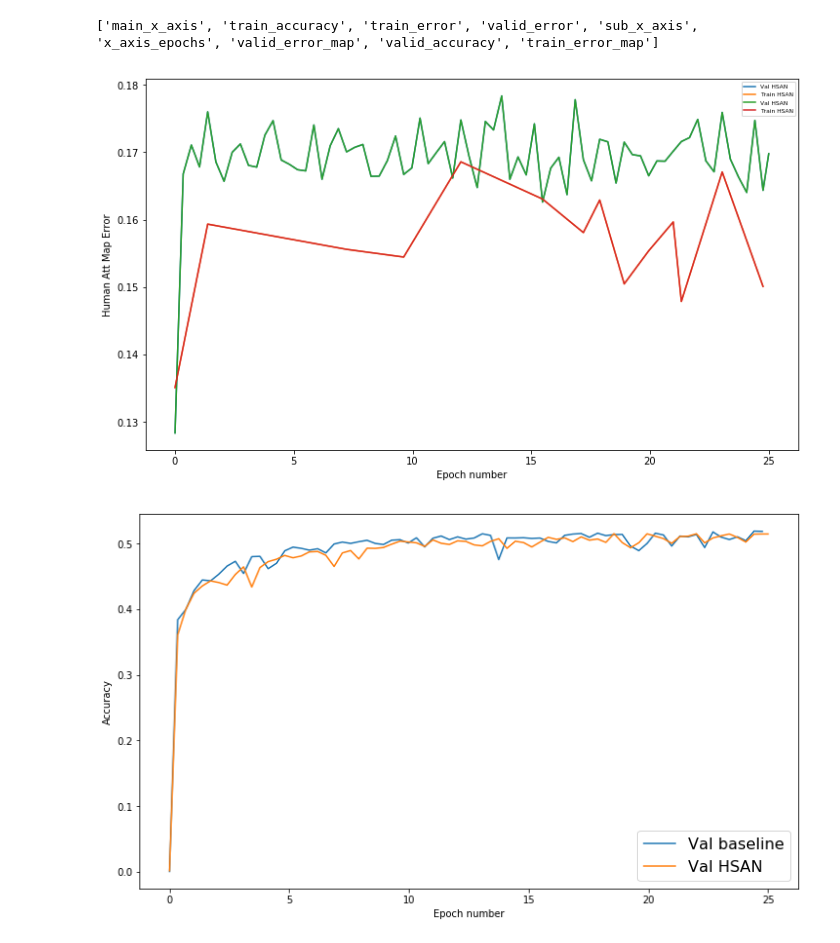
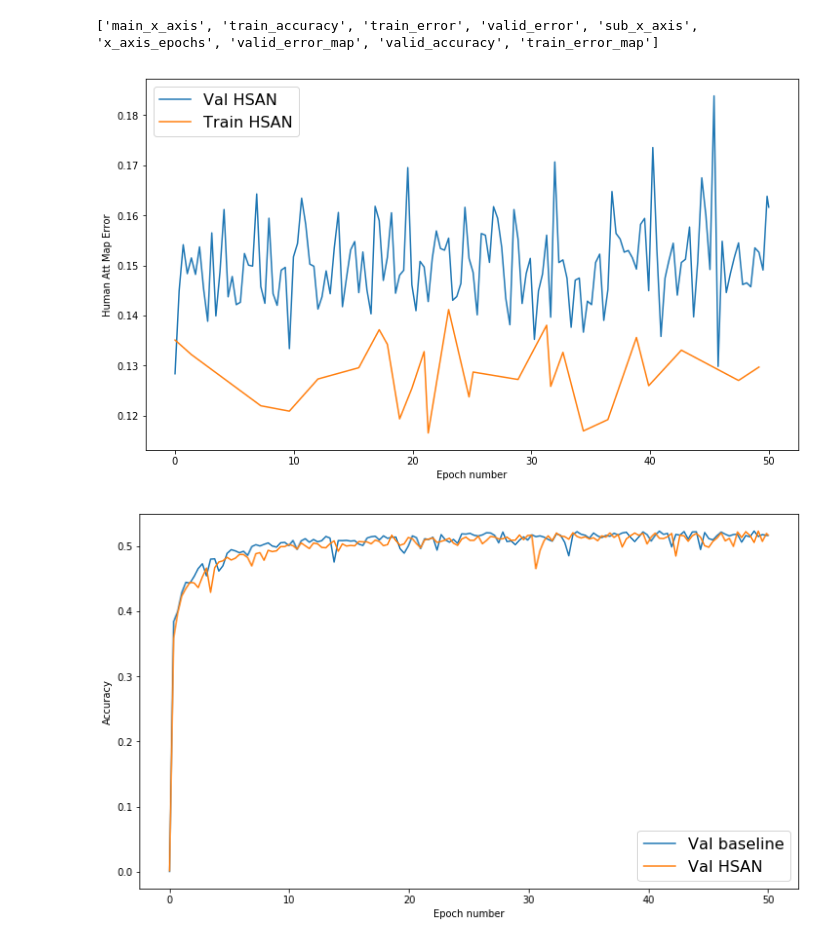
Before and after one commit to goncalomcorreia/vqa_human_attention, a Jupyter notebook: Plots.ipynb, the cells around one changed output. Cells and saved outputs as stored; diff of their text form; code cells hidden in the pictures.

```diff
--- a/Plots.ipynb
+++ b/Plots.ipynb
@@ -217,15 +217,15 @@ plot = '/Users/goncalocorreia/vqa_human_attention/expt/baseline/baseline_plot_de
 
 with np.load(plot) as data:
     half = data['valid_error'].shape[0]/2
-    err_valid.append(data['valid_error'][:half])
-    acc_valid.append(data['valid_accuracy'][:half])
-    x_axis_valid.append(data['x_axis_epochs'][:half])
+    err_valid.append(data['valid_error'])
+    acc_valid.append(data['valid_accuracy'])
+    x_axis_valid.append(data['x_axis_epochs'])
     #err_map_valid.append(data['valid_error_map'])
     #err_map_train.append(data['train_error_map'])
     #x_axis_sub_train.append(data['sub_x_axis'])
     #x_axis_main_train.append(data['main_x_axis'])
-    err_train.append(data['train_error'][:half])
-    acc_train.append(data['train_accuracy'][:half])
+    err_train.append(data['train_error'])
+    acc_train.append(data['train_accuracy'])
 
 plot = '/Users/goncalocorreia/vqa_human_attention/expt/tuning/alt_kl_0.8_spec_plot_details.npz'
 
@@ -245,15 +245,14 @@ with np.load(plot) as data:
 # %%
 fig = plt.figure(figsize=(12, 7))
 ax1 = fig.add_subplot(1, 1, 1)
-for i in xrange(len(x_axis_valid)):
-    ax1.plot(x_axis_valid[-1], err_map_valid[-1], label='Val '+labels[-1])
-    ax1.plot(x_axis_sub_train[-1], err_map_train[-1], label='Train '+labels[-1])
-ax1.legend(loc=0,prop={'size':6})
+ax1.plot(x_axis_valid[-1], err_map_valid[-1], label='Val '+labels[-1])
+ax1.plot(x_axis_sub_train[-1], err_map_train[-1], label='Train '+labels[-1])
+ax1.legend(loc=0,prop={'size':16})
 ax1.set_xlabel('Epoch number')
 ax1.set_ylabel('Human Att Map Error')
 fig.show()
 # %% [output]
-[figure, old version]
+[figure, new version]
 # %%
 fig = plt.figure(figsize=(12, 7))
 ax1 = fig.add_subplot(1, 1, 1)
@@ -266,7 +265,7 @@ ax1.set_xlabel('Epoch number')
 ax1.set_ylabel('Accuracy')
 fig.show()
 # %% [output]
-[figure, old version]
+[figure, new version]
 # %%
 fig = plt.figure(figsize=(12, 7))
 ax1 = fig.add_subplot(1, 1, 1)
```
Also changed, not shown: parts of 1 cell of this notebook, 1 other file.
